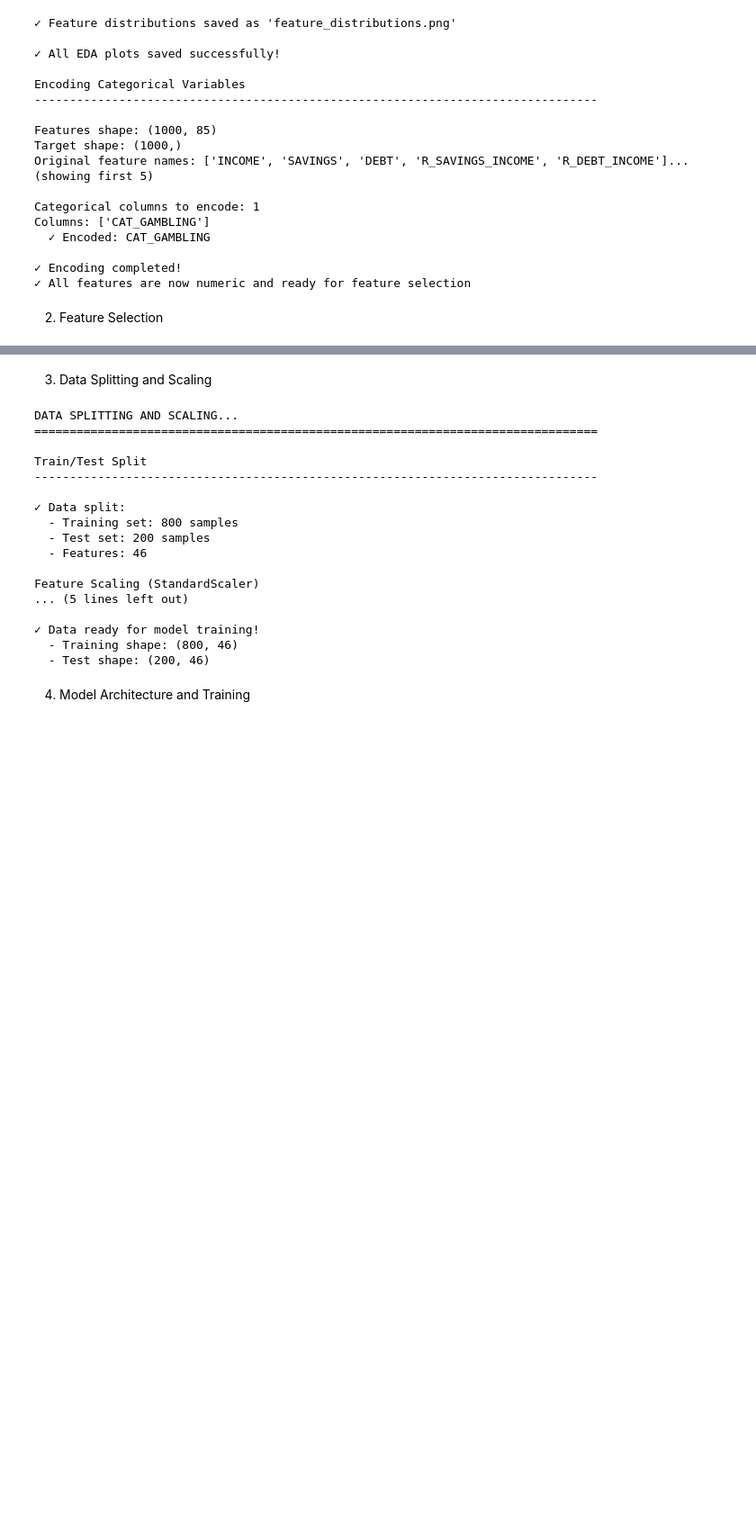
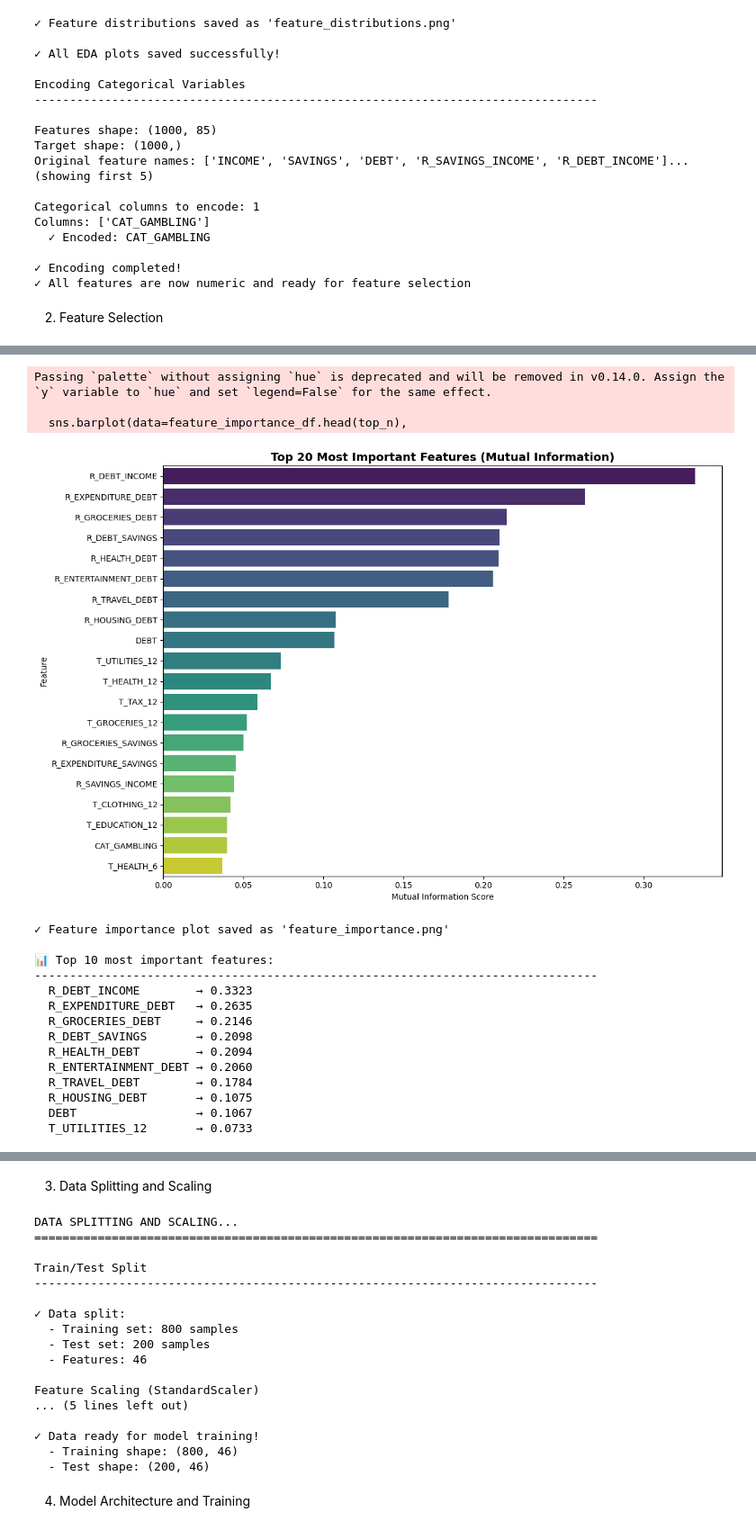
Before and after one commit to Oyayeah/Credit-Scoring-Prediction-Model, a Jupyter notebook: uno.ipynb, the cells around one changed output, grey strips where cells are left out. Shown at 90% size. Saved outputs shown, nothing was run; the diff lists cells and outputs as text; code cells hidden in the pictures; blank space fills up the shorter version.

Commit message:
Fixed feature selection - combined into single cell

```diff
--- a/uno.ipynb
+++ b/uno.ipynb
@@ -343,6 +343,63 @@ if high_corr_features:
     X = X.drop(columns=high_corr_features)
 
 print(f"Features remaining: {X.shape[1]}")
+
+print("\nSelectKBest - Mutual Information Feature Selection")
+print("-"*80)
+
+# Select top 50 features using mutual information
+from sklearn.feature_selection import SelectKBest, mutual_info_classif
+
+feature_count_before_kbest = X.shape[1]
+k_features = min(50, X.shape[1])
+
+selector = SelectKBest(mutual_info_classif, k=k_features)
+X_selected = selector.fit_transform(X, y)
+
+# Get selected feature names
+selected_mask = selector.get_support()
+final_features = X.columns[selected_mask].tolist()
+
+print(f"\nTarget features: Top {k_features}")
+print(f"Features selected: {X_selected.shape[1]}")
+print(f"\n{'='*80}")
+print(f"FEATURE SELECTION SUMMARY:")
+print(f"{'='*80}")
+print(f"  Original features (after cleaning): {original_feature_count}")
+print(f"  After variance removal: {feature_count_before_kbest}")
+print(f"  Final selected features: {X_selected.shape[1]}")
+print(f"  Total reduction: {original_feature_count - X_selected.shape[1]} features ({(1 - X_selected.shape[1]/original_feature_count)*100:.1f}%)")
+
+# Update X with selected features
+X = pd.DataFrame(X_selected, columns=final_features)
+
+print(f"\n✓ Feature selection completed!")
+print(f"✓ Selected features: {list(X.columns[:10])}..." if len(X.columns) > 10 else f"✓ Selected features: {list(X.columns)}")
+
+# Visualize feature importance
+feature_scores = selector.scores_[selected_mask]
+feature_importance_df = pd.DataFrame({
+    'Feature': final_features,
+    'Importance': feature_scores
+}).sort_values('Importance', ascending=False)
+
+plt.figure(figsize=(12, 8))
+top_n = min(20, len(feature_importance_df))
+sns.barplot(data=feature_importance_df.head(top_n),
+            x='Importance', y='Feature', palette='viridis')
+plt.title(f'Top {top_n} Most Important Features (Mutual Information)',
+          fontsize=14, fontweight='bold')
+plt.xlabel('Mutual Information Score')
+plt.ylabel('Feature')
+plt.tight_layout()
+plt.savefig('feature_importance.png', dpi=300, bbox_inches='tight')
+plt.show()
+
+print(f"\n✓ Feature importance plot saved as 'feature_importance.png'")
+print(f"\n📊 Top 10 most important features:")
+print("-"*80)
+for idx, row in feature_importance_df.head(10).iterrows():
+    print(f"  {row['Feature']:<20} → {row['Importance']:.4f}")
 # %% [output]
 FEATURE SELECTION...
 ================================================================================
@@ -364,0 +421,18 @@ Features remaining: 46
+Passing `palette` without assigning `hue` is deprecated and will be removed in v0.14.0. Assign the `y` variable to `hue` and set `legend=False` for the same effect.
+
+  sns.barplot(data=feature_importance_df.head(top_n),
+[figure, added]
+✓ Feature importance plot saved as 'feature_importance.png'
+
+📊 Top 10 most important features:
+--------------------------------------------------------------------------------
+  R_DEBT_INCOME        → 0.3323
+  R_EXPENDITURE_DEBT   → 0.2635
+  R_GROCERIES_DEBT     → 0.2146
+  R_DEBT_SAVINGS       → 0.2098
+  R_HEALTH_DEBT        → 0.2094
+  R_ENTERTAINMENT_DEBT → 0.2060
+  R_TRAVEL_DEBT        → 0.1784
+  R_HOUSING_DEBT       → 0.1075
+  DEBT                 → 0.1067
+  T_UTILITIES_12       → 0.0733
```
Also changed, not shown: parts of 9 cells of this notebook.
